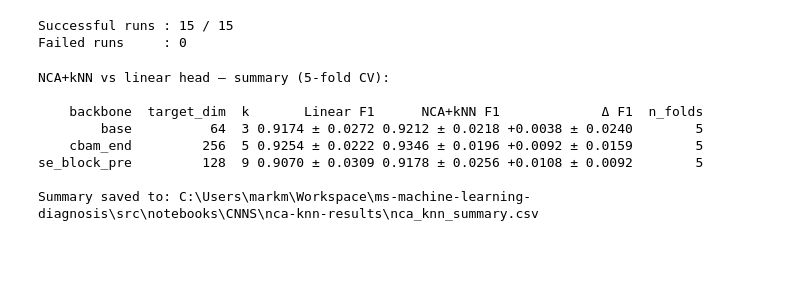
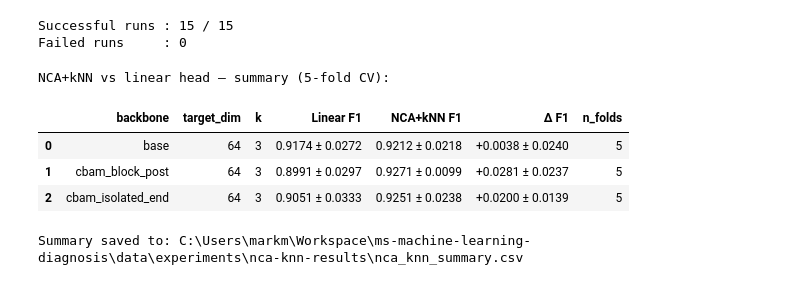
Before and after one commit to Mark-McNaught/ms-machine-learning-diagnosis, a Jupyter notebook: src/experiments/nca-knn-eval.ipynb, the cells around one changed output. Drawn from its saved outputs; the diff is of its cells as text; code cells hidden in the pictures; blank space fills up the shorter version.

Commit message:
srq2 results complete

```diff
--- a/src/experiments/nca-knn-eval.ipynb
+++ b/src/experiments/nca-knn-eval.ipynb
@@ -139,7 +140,7 @@ se_block_pre                   0.906957       0.030946
 se_end                         0.904073       0.041417
 # %%
 # ── Load winning head ────────────────────────────────────────────────────────
-OPTIMAL_HEAD_FILE = ABSOLUTE_PATH / "head-ablation-results" / "optimal_head.csv"
+OPTIMAL_HEAD_FILE = PROJECT_ROOT / "data" / "experiments" / "head-ablation-results" / "optimal_head.csv"
 if not OPTIMAL_HEAD_FILE.exists():
     raise FileNotFoundError(
         f"optimal_head.csv not found at {OPTIMAL_HEAD_FILE}\n"
@@ -283,0 +193,35 @@ Results are saved to `optimal_params.csv` — rerunning this section is safe and
+# %%
+def extract_features(backbone_name, fold_idx, train_loader, val_loader, device):
+    """Load saved fold weights and extract 512-dim avgpool embeddings."""
+    model = models.get_model(architecture=backbone_name, head=WINNING_HEAD)
+    model = utils.load_weights(model, utils.weights_path_for(WEIGHTS_DIR, backbone_name, fold_idx), device=device)
+    model.eval()
+    X_train, y_train = trainer.get_features(model, train_loader, device=device)
+    X_val,   y_val   = trainer.get_features(model, val_loader,   device=device)
+    return X_train, y_train, X_val, y_val
+
+
+def run_nca_knn_scored(X_train_raw, y_train, X_val_raw, y_val, target_dim, k):
+    """
+    StandardScaler → NCA(target_dim) → kNN(k, distance-weighted).
+    Scaler and NCA fit on training data only — no leakage.
+    Returns val F1.
+    """
+    scaler = StandardScaler()
+    X_tr = scaler.fit_transform(X_train_raw)
+    X_va = scaler.transform(X_val_raw)
+    X_tr_nca, X_va_nca = trainer.get_nca_features(
+        X_tr, y_train, X_va, TARGET_DIM=target_dim, SEED=SEED
+    )
+    knn    = trainer.get_and_train_knn(X_tr_nca, y_train, NUM_NEIGHBOURS=k)
+    y_pred = evaluator.predict_knn(knn, X_va_nca)
+    return f1_score(y_val, y_pred, average="binary", zero_division=0)
+
+
+def load_optimal_params():
+    """Load saved per-backbone optimal parameters if they exist."""
+    if OPT_PARAMS_FILE.exists():
+        df = pd.read_csv(OPT_PARAMS_FILE)
+        return {row["backbone"]: (int(row["target_dim"]), int(row["k"]))
+                for _, row in df.iterrows()}
+    return {}
@@ -629,42 +587,40 @@ summary = (
         delta_f1_std    = ("delta_f1",   "std"),
         n_folds         = ("nca_knn_f1", "count"),
     )
     .reset_index()
 )
 
 backbone_order = {b: i for i, b in enumerate(BACKBONES)}
 summary["_order"] = summary["backbone"].map(backbone_order)
 summary = summary.sort_values("_order").drop(columns="_order")
 
 # Attach selected params
 summary["target_dim"] = summary["backbone"].map(
     lambda b: optimal_params.get(b, (None, None))[0])
 summary["k"] = summary["backbone"].map(
     lambda b: optimal_params.get(b, (None, None))[1])
 
 summary["NCA+kNN F1"] = summary.apply(
     lambda r: f"{r.nca_knn_f1_mean:.4f} ± {r.nca_knn_f1_std:.4f}", axis=1)
 summary["Linear F1"]  = summary.apply(
     lambda r: f"{r.linear_f1_mean:.4f} ± {r.linear_f1_std:.4f}",  axis=1)
 summary["Δ F1"]        = summary.apply(
     lambda r: f"{r.delta_f1_mean:+.4f} ± {r.delta_f1_std:.4f}",   axis=1)
 
 print("NCA+kNN vs linear head — summary (5-fold CV):\n")
-print(summary[["backbone", "target_dim", "k",
-               "Linear F1", "NCA+kNN F1", "Δ F1", "n_folds"]].to_string(index=False))
+display(summary[["backbone", "target_dim", "k",
+               "Linear F1", "NCA+kNN F1", "Δ F1", "n_folds"]])
 
 summary_path = RESULTS_DIR / "nca_knn_summary.csv"
 summary.to_csv(summary_path, index=False)
 print(f"\nSummary saved to: {summary_path}")
 # %% [output]
 NCA+kNN vs linear head — summary (5-fold CV):
-
-    backbone  target_dim  k       Linear F1      NCA+kNN F1             Δ F1  n_folds
-        base          64  3 0.9174 ± 0.0272 0.9212 ± 0.0218 +0.0038 ± 0.0240        5
-    cbam_end         256  5 0.9254 ± 0.0222 0.9346 ± 0.0196 +0.0092 ± 0.0159        5
-se_block_pre         128  9 0.9070 ± 0.0309 0.9178 ± 0.0256 +0.0108 ± 0.0092        5
-
-Summary saved to: C:\Users\markm\Workspace\ms-machine-learning-diagnosis\src\notebooks\CNNS\nca-knn-results\nca_knn_summary.csv
+|  | backbone | target_dim | k | Linear F1 | NCA+kNN F1 | Δ F1 | n_folds |
+| 0 | base | 64 | 3 | 0.9174 ± 0.0272 | 0.9212 ± 0.0218 | +0.0038 ± 0.0240 | 5 |
+| 1 | cbam_block_post | 64 | 3 | 0.8991 ± 0.0297 | 0.9271 ± 0.0099 | +0.0281 ± 0.0237 | 5 |
+| 2 | cbam_isolated_end | 64 | 3 | 0.9051 ± 0.0333 | 0.9251 ± 0.0238 | +0.0200 ± 0.0139 | 5 |
+Summary saved to: C:\Users\markm\Workspace\ms-machine-learning-diagnosis\data\experiments\nca-knn-results\nca_knn_summary.csv
 # %%
 # ── Per-fold breakdown ─────────────────────────────────────────────────────────
 print("Per-fold results:\n")
```
Also changed, not shown: parts of 22 cells of this notebook, 1 other file.
